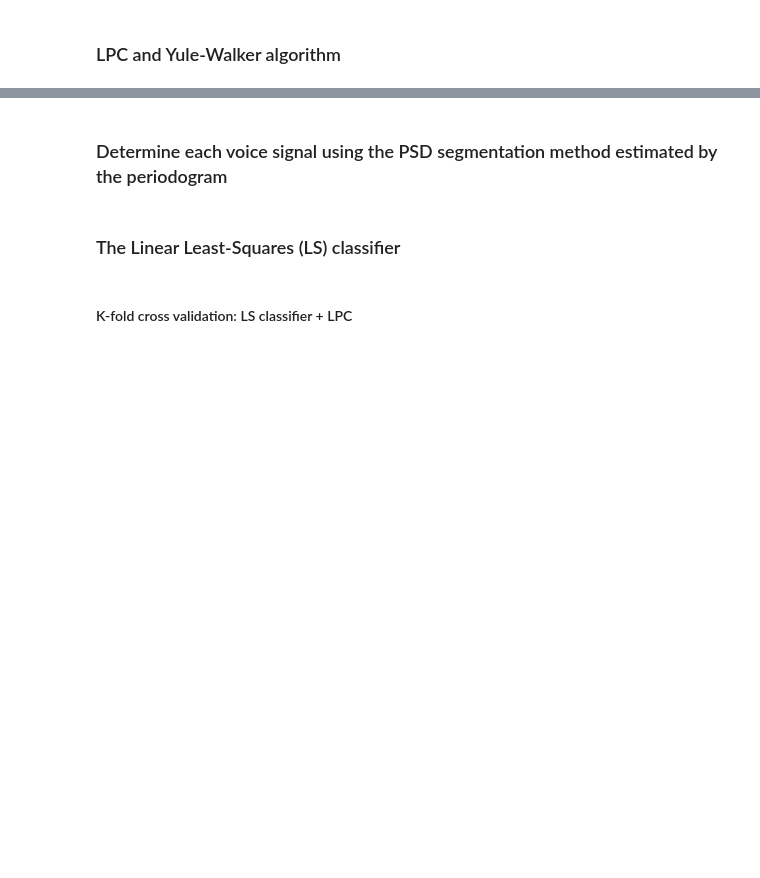
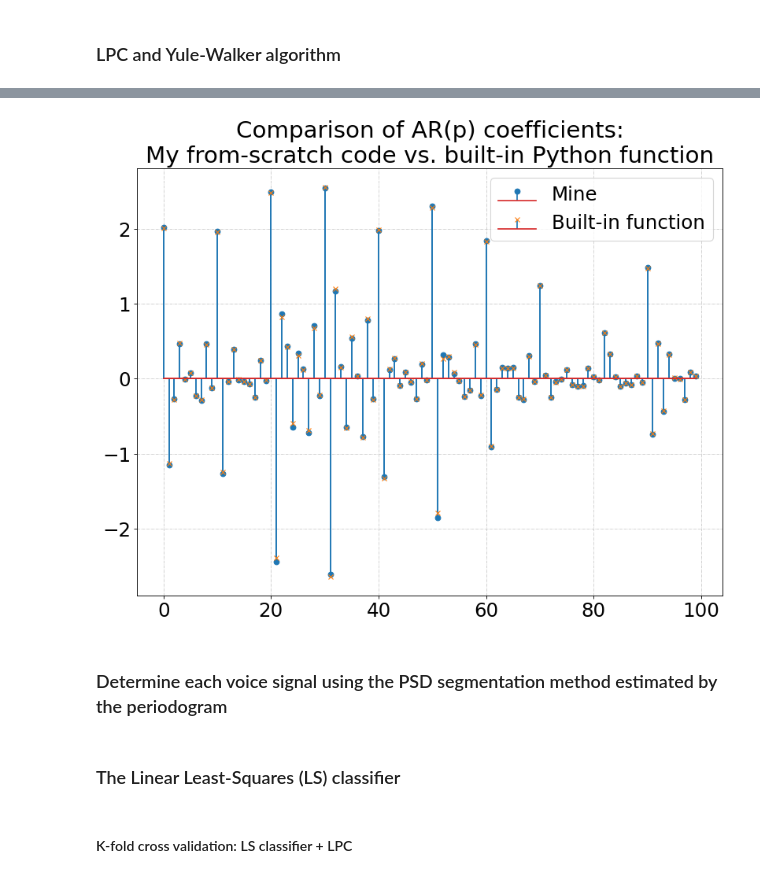
Before and after one commit to tapyu/to-rm-courses, a Jupyter notebook: identificação_de_sistemas/Projeto 1 - Extração de Atributos de Sinais de Voz para Classificação de Padrões/TC1.ipynb, the cells around one changed output, grey strips where cells are left out. Cells and saved outputs as stored; diff of their text form; code cells hidden in the pictures; blank space fills up the shorter version.

```diff
--- a/identificação_de_sistemas/Projeto 1 - Extração de Atributos de Sinais de Voz para Classificação de Padrões/TC1.ipynb
+++ b/identificação_de_sistemas/Projeto 1 - Extração de Atributos de Sinais de Voz para Classificação de Padrões/TC1.ipynb
@@ -146,3 +155,16 @@ for p in all_p:
+# %%
+
+fig = plt.figure(figsize=(12, 9), dpi=80)
+ax = fig.gca()
+ax.set_axisbelow(True)
+ax.stem(a_plot[:100], markerfmt='o', label='Mine')
+ax.stem(a_hat_plot[:100], markerfmt='x', label='Built-in function')
+plt.legend(loc="upper right")
+plt.title('Comparison of AR(p) coefficients:\nMy from-scratch code vs. built-in Python function')
+plt.grid(True, linestyle='-.', linewidth=.5)
+plt.show()
+# %% [output]
+[figure, added]
 # %% [markdown]
 ### Determine each voice signal using the PSD segmentation method estimated by the periodogram
 # %%
```
Also changed, not shown: parts of 19 cells of this notebook, 9 other files.
